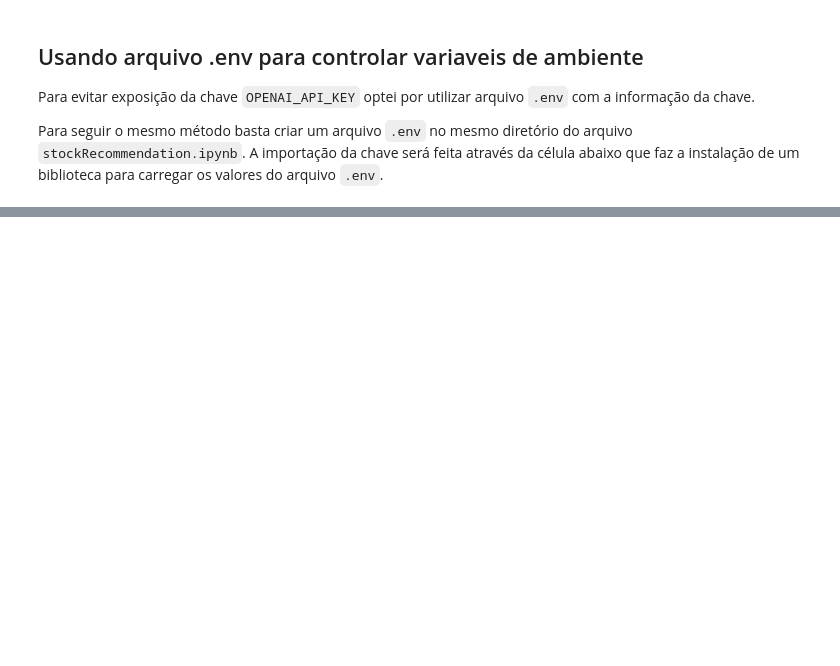
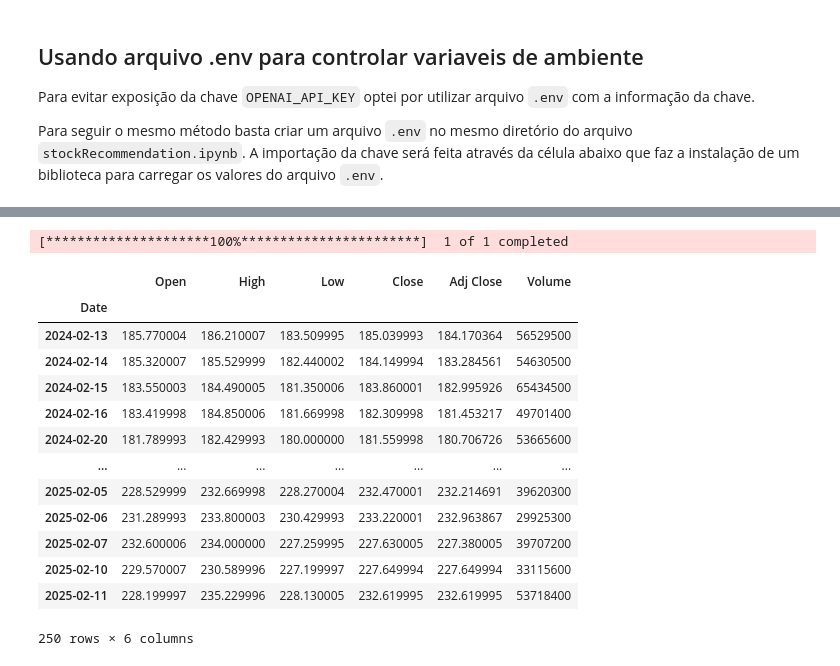
Before and after one commit to rocketseat-education/ia-para-devs, a Jupyter notebook: AI-AGENT/Stocks/stockRecommendation.ipynb, the cells around one changed output, grey strips where cells are left out. Cells and saved outputs as stored; diff of their text form; code cells hidden in the pictures; blank space fills up the shorter version.

Commit message:
Agentes de IA: CrewAI - Agente Price Analyst

```diff
--- a/AI-AGENT/Stocks/stockRecommendation.ipynb
+++ b/AI-AGENT/Stocks/stockRecommendation.ipynb
@@ -54,0 +69,31 @@ getCustomerWallet = Task(
+# %%
+# Criando Yahoo Finance
+def fetch_stock_price(ticket):
+    end_date = datetime.today()
+    start_date = end_date - timedelta(days=365)
+    stock = yf.download(ticket, start=start_date.strftime("%Y-%m-%d"), end=end_date.strftime("%Y-%m-%d"))
+    return stock
+
+yahoo_finance_tool = Tool(
+    name="Yahoo Finance Tool",
+    description="Fetches stocks prices for {ticket} from the last year about a specifica company from the Yahoo Finance API",
+    func=lambda ticket: fetch_stock_price(ticket)
+)
+# %%
+fetch_stock_price("AAPL")
+# %% [output]
+[*********************100%***********************]  1 of 1 completed
+|  | Open | High | Low | Close | Adj Close | Volume |
+| Date |  |  |  |  |  |  |
+| 2024-02-13 | 185.770004 | 186.210007 | 183.509995 | 185.039993 | 184.170364 | 56529500 |
+| 2024-02-14 | 185.320007 | 185.529999 | 182.440002 | 184.149994 | 183.284561 | 54630500 |
+| 2024-02-15 | 183.550003 | 184.490005 | 181.350006 | 183.860001 | 182.995926 | 65434500 |
+| 2024-02-16 | 183.419998 | 184.850006 | 181.669998 | 182.309998 | 181.453217 | 49701400 |
+| 2024-02-20 | 181.789993 | 182.429993 | 180.000000 | 181.559998 | 180.706726 | 53665600 |
+| ... | ... | ... | ... | ... | ... | ... |
+| 2025-02-05 | 228.529999 | 232.669998 | 228.270004 | 232.470001 | 232.214691 | 39620300 |
+| 2025-02-06 | 231.289993 | 233.800003 | 230.429993 | 233.220001 | 232.963867 | 29925300 |
+| 2025-02-07 | 232.600006 | 234.000000 | 227.259995 | 227.630005 | 227.380005 | 39707200 |
+| 2025-02-10 | 229.570007 | 230.589996 | 227.199997 | 227.649994 | 227.649994 | 33115600 |
+| 2025-02-11 | 228.199997 | 235.229996 | 228.130005 | 232.619995 | 232.619995 | 53718400 |
+250 rows × 6 columns
```
Also changed, not shown: parts of 3 cells of this notebook.
